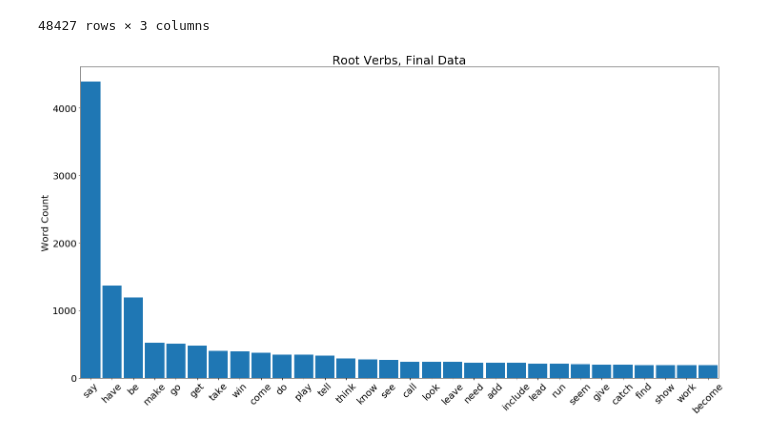
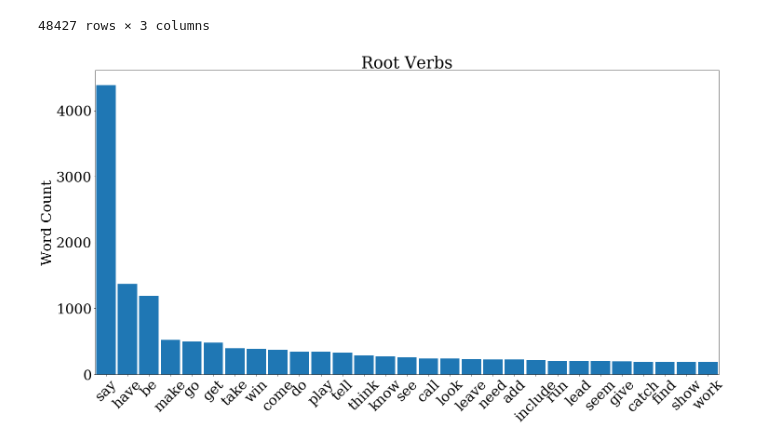
Before and after one commit to Amishab/Capstone-Project-Group-2, a Jupyter notebook: EDA_scripts/python/verb_pareto.ipynb, the cells around one changed output. Drawn from its saved outputs; the diff is of its cells as text; code cells hidden in the pictures.

Commit message:
larger, serif font

```diff
--- a/EDA_scripts/python/verb_pareto.ipynb
+++ b/EDA_scripts/python/verb_pareto.ipynb
@@ -278,21 +288,29 @@ df
 # %%
 # Create Pareto chart using value counts of series "root."  In the Pareto
 # chart, the count of each verb is represented by the height of its bar.
 # The verb counts are in a list called "data" (no pre-sorting necessary).
 data = df['root'].value_counts().tolist()
 
 # The verbs are in a list called "labels" in
 # the same order as their counts in "data."
 labels = df['root'].value_counts().keys().tolist()
 
 # plot data and associate with labels
-fig, ax1 = pareto(data, labels, cumplot=False, limit=0.30)
-ax1.set_ylabel('Word Count', fontsize=20)
-
-plt.title('Root Verbs, Final Data', fontsize=25)
-ax1.tick_params(axis='both', which='major', labelsize=20)
-
+# NOTE:  THIS IS IMPORTANT
+# The setting limit=0.XX controls how much data is displayed and how much is
+# "chopped off" and discarded.  The value is a scalar between zero and one.
+# It represents the cumulative percentage value of input data that is displayed.
+# For example, limit=0.30 means that the top 30% of total word counts is
+# displayed and 70% is discarded.
+fig, ax1 = pareto(data, labels, cumplot=False, limit=0.295)
+ax1.set_ylabel('Word Count', fontname='DejaVu Serif', fontsize=30) # was 20
+plt.title('Root Verbs', fontname='DejaVu Serif', fontsize=35)
+ax1.tick_params(axis='both', which='major', labelsize=30)
+for tick in ax1.get_xticklabels():
+    tick.set_fontname('DejaVu Serif')
+for tick in ax1.get_yticklabels():
+    tick.set_fontname('DejaVu Serif')
 plt.savefig('verb_pareto.png', bbox_inches='tight')
 plt.show()
 # %% [output]
-[figure, old version]
+[figure, new version]
```
Also changed, not shown: parts of 3 cells of this notebook, 1 other file.
